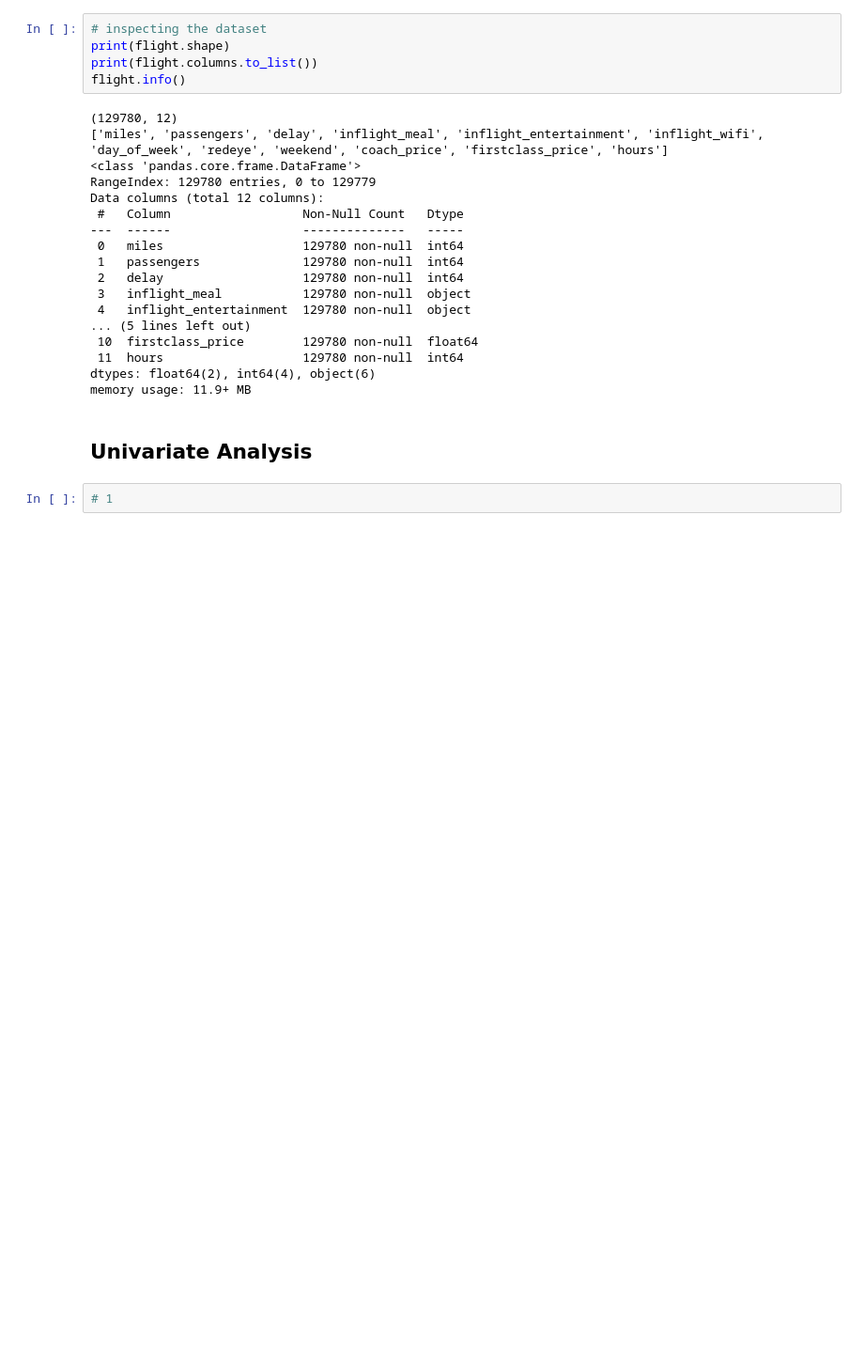
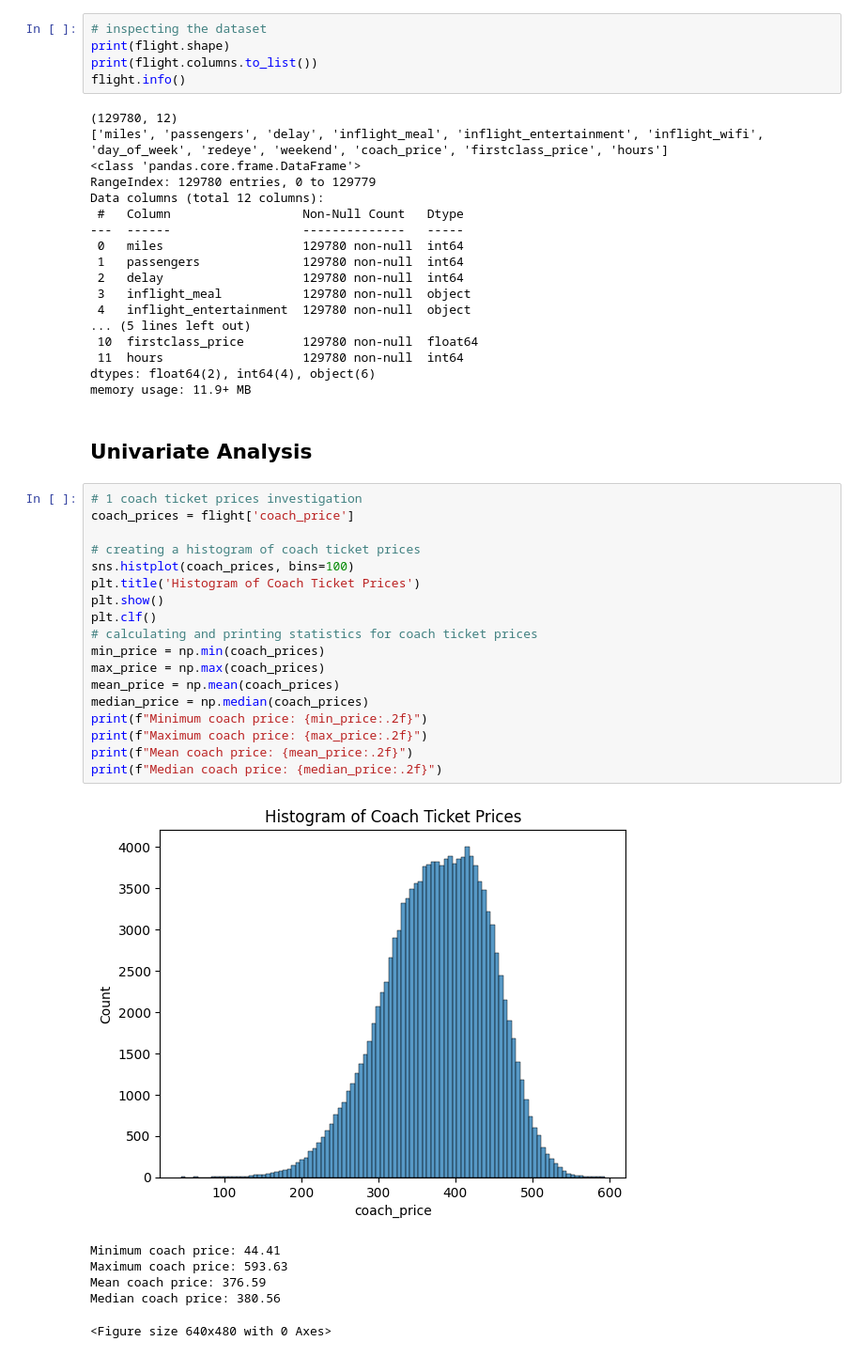
Before and after one commit to 7086600/airline_analysis_project, a Jupyter notebook: airline_analysis.ipynb, the cells around one changed output. Shown: that part at 94% size. Saved outputs shown, nothing was run; the diff lists cells and outputs as text; blank space fills up the shorter version.

Commit message:
task 1: coach ticket prices investigation, histogram, max|min|mean|median

```diff
--- a/airline_analysis.ipynb
+++ b/airline_analysis.ipynb
@@ -43,4 +48,27 @@ memory usage: 11.9+ MB
 # %% [markdown]
 ## Univariate Analysis
 # %%
-# 1
+# 1 coach ticket prices investigation
+coach_prices = flight['coach_price']
+
+# creating a histogram of coach ticket prices
+sns.histplot(coach_prices, bins=100)
+plt.title('Histogram of Coach Ticket Prices')
+plt.show()
+plt.clf()
+# calculating and printing statistics for coach ticket prices
+min_price = np.min(coach_prices)
+max_price = np.max(coach_prices)
+mean_price = np.mean(coach_prices)
+median_price = np.median(coach_prices)
+print(f"Minimum coach price: {min_price:.2f}")
+print(f"Maximum coach price: {max_price:.2f}")
+print(f"Mean coach price: {mean_price:.2f}")
+print(f"Median coach price: {median_price:.2f}")
+# %% [output]
+[figure, added]
+Minimum coach price: 44.41
+Maximum coach price: 593.63
+Mean coach price: 376.59
+Median coach price: 380.56
+<Figure size 640x480 with 0 Axes>
```
Also changed, not shown: parts of 1 cell of this notebook.
